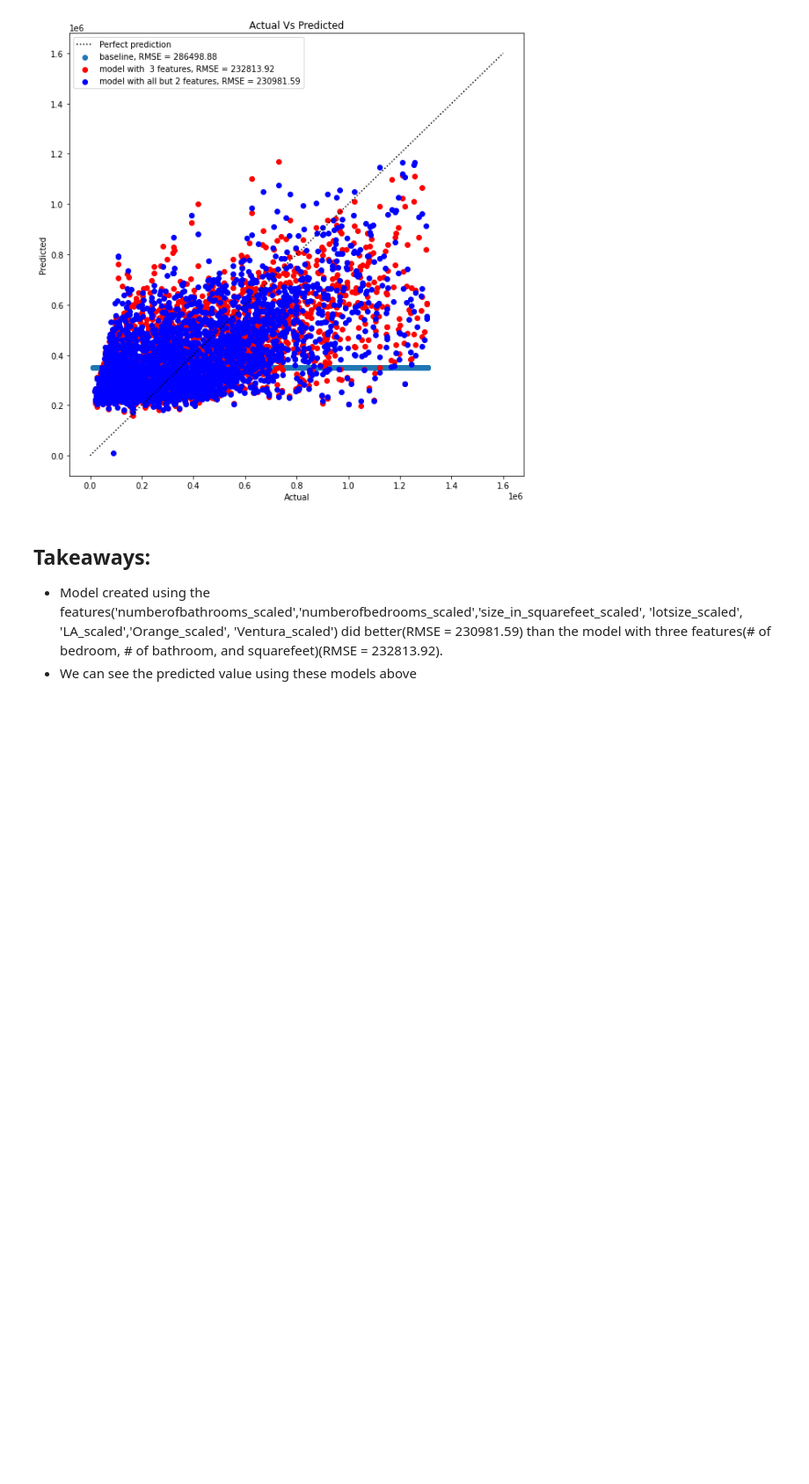
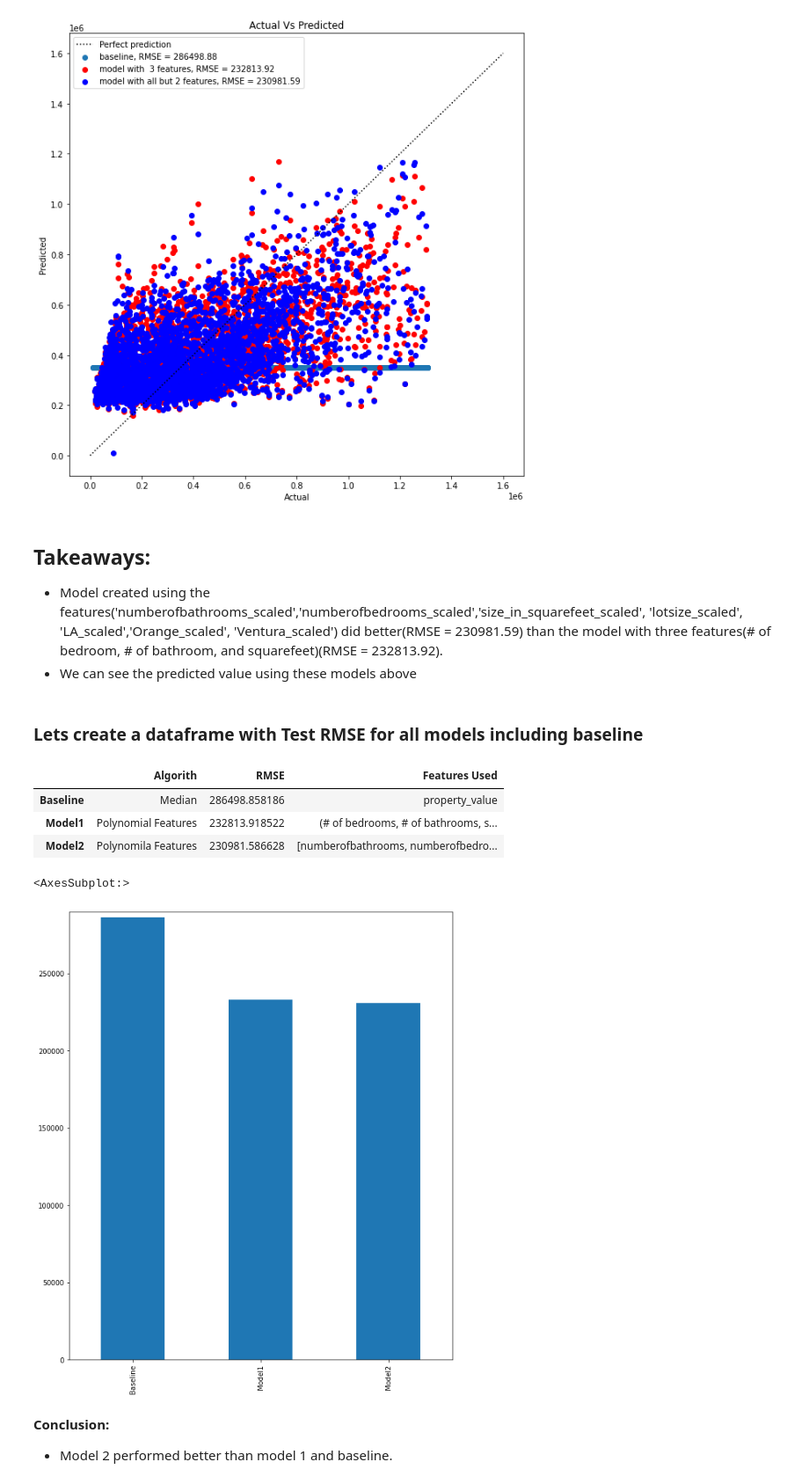
Before and after one commit to Gomez-and-Mainali/Zillow_Project, a Jupyter notebook: prepare_explore_model.ipynb, the cells around one changed output. Shown at 88% size. Saved outputs shown, nothing was run; the diff lists cells and outputs as text; code cells hidden in the pictures; blank space fills up the shorter version.

Commit message:
Prepare Explore and Model Updated For Final Presentation

```diff
--- a/prepare_explore_model.ipynb
+++ b/prepare_explore_model.ipynb
@@ -1236,3 +1236,32 @@ plt.show()
 ## Takeaways:
 - Model created using the features('numberofbathrooms_scaled','numberofbedrooms_scaled','size_in_squarefeet_scaled', 'lotsize_scaled', 'LA_scaled','Orange_scaled', 'Ventura_scaled') did better(RMSE = 230981.59) than the model with three features(# of bedroom, # of bathroom, and squarefeet)(RMSE = 232813.92).
 - We can see the predicted value using these models above
+# %% [markdown]
+### Lets create a dataframe with Test RMSE for all models including baseline
+# %%
+eval_df = pd.DataFrame(index = ['Baseline', 'Model1', 'Model2'])
+
+
+eval_df['Algorith'] = ['Median', 'Polynomial Features', 'Polynomila Features']
+
+eval_df['RMSE'] = [baseline_rmse, lm_squared_test_rmse, lm_squared_test2_rmse ]
+
+eval_df['Features Used'] = ["property_value", ('# of bedrooms', '# of bathrooms', 'squarefeet'), ['numberofbathrooms','numberofbedrooms',
+                                                                                                  'squarefeet', 'lotsize', 'LA','Orange', 'Ventura']]
+# %%
+eval_df
+# %% [output]
+|  | Algorith | RMSE | Features Used |
+| Baseline | Median | 286498.858186 | property_value |
+| Model1 | Polynomial Features | 232813.918522 | (# of bedrooms, # of bathrooms, s... |
+| Model2 | Polynomila Features | 230981.586628 | [numberofbathrooms, numberofbedro... |
+# %%
+plt.figure(figsize = (10,12))
+plt.ylim(0, 290000)
+eval_df['RMSE'].plot(kind = 'bar')
+# %% [output]
+<AxesSubplot:>
+[figure, added]
+# %% [markdown]
+**Conclusion:**
+ - Model 2 performed better than model 1 and baseline.
```
